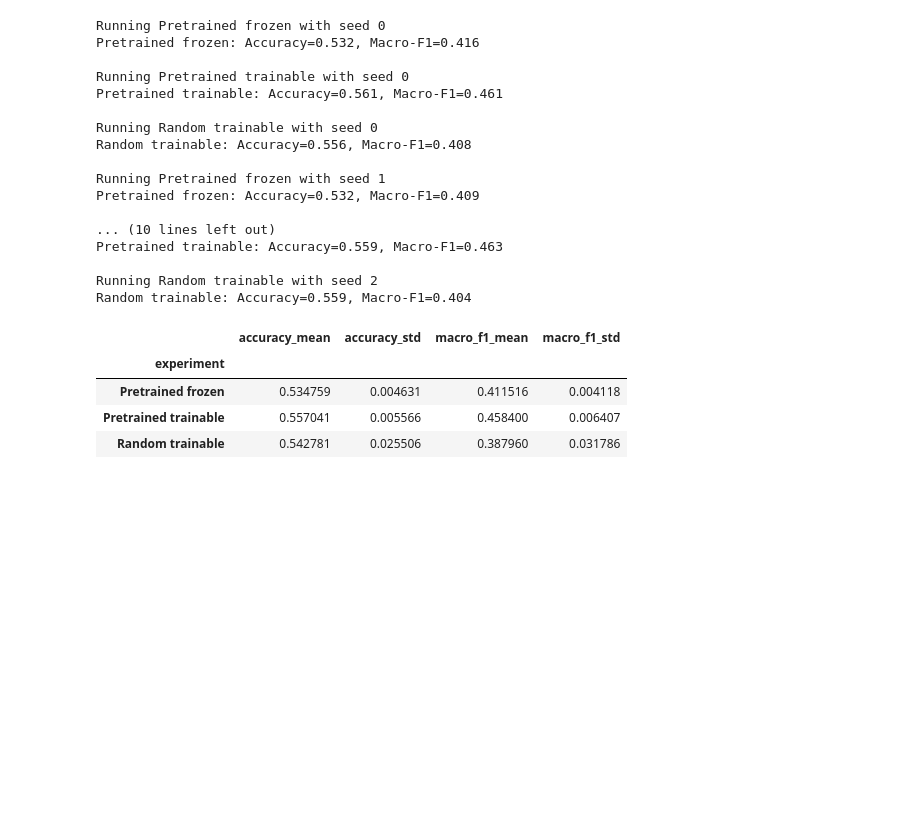
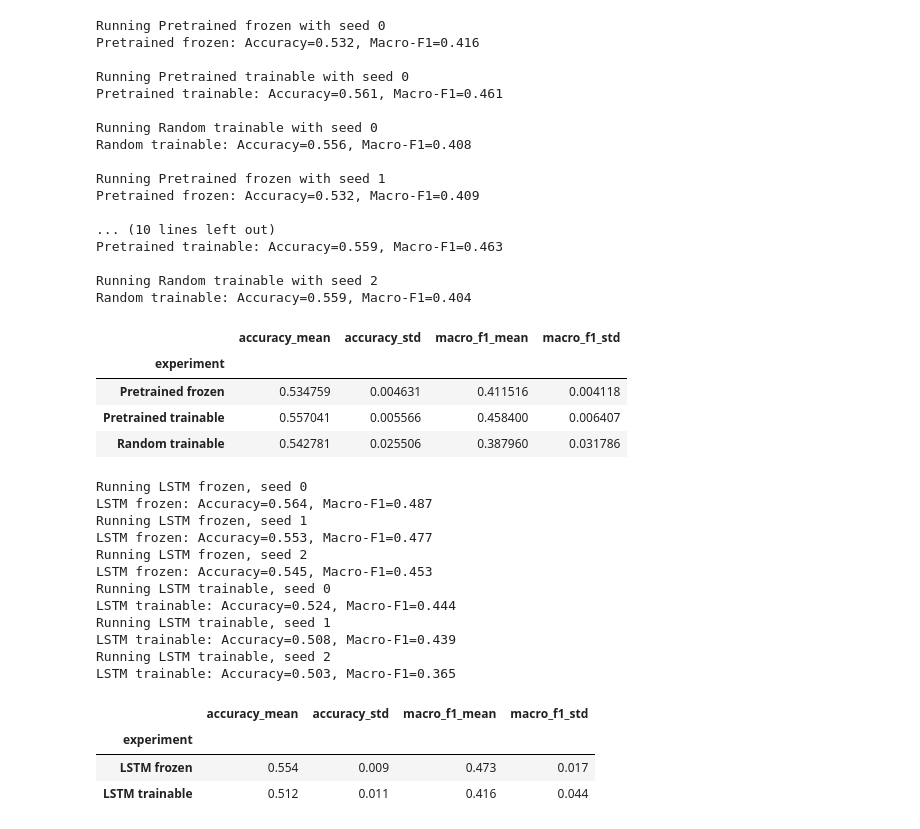
Before and after one commit to lysanneleering/nlp1-project2, a Jupyter notebook: project2.ipynb, the cells around one changed output. Drawn from its saved outputs; the diff is of its cells as text; code cells hidden in the pictures; blank space fills up the shorter version.

```diff
--- a/project2.ipynb
+++ b/project2.ipynb
@@ -1280,3 +1291,66 @@ Random trainable: Accuracy=0.559, Macro-F1=0.404
 | Pretrained frozen | 0.534759 | 0.004631 | 0.411516 | 0.004118 |
 | Pretrained trainable | 0.557041 | 0.005566 | 0.458400 | 0.006407 |
 | Random trainable | 0.542781 | 0.025506 | 0.387960 | 0.031786 |
+# %%
+lstm_results = []
+lstm_histories = {}
+
+for freeze in [True, False]:
+    name = "LSTM frozen" if freeze else "LSTM trainable"
+
+    for seed in [0, 1, 2]:
+        print(f"Running {name}, seed {seed}", flush=True)
+
+        result, history = run_experiment(
+            name=name,
+            encoder_type="lstm",
+            pretrained=True,
+            freeze_embeddings=freeze,
+            hidden_size=20,
+            epochs=20,
+            seed=seed,
+        )
+
+        lstm_results.append({
+            **result,
+            "experiment": name,
+            "seed": seed,
+        })
+        lstm_histories[(name, seed)] = history
+
+        results_dir = Path("results")
+        results_dir.mkdir(exist_ok=True)
+        pd.DataFrame(lstm_results).to_csv(
+            results_dir / "lstm_embedding_comparison.csv",
+            index=False,
+        )
+        history.to_csv(
+            results_dir / f"lstm_{'frozen' if freeze else 'trainable'}_seed{seed}_history.csv",
+            index=False,
+        )
+
+lstm_summary = pd.DataFrame(lstm_results).groupby("experiment").agg(
+    accuracy_mean=("accuracy", "mean"),
+    accuracy_std=("accuracy", "std"),
+    macro_f1_mean=("macro_f1", "mean"),
+    macro_f1_std=("macro_f1", "std"),
+)
+
+display(lstm_summary.round(3))
+# %% [output]
+Running LSTM frozen, seed 0
+LSTM frozen: Accuracy=0.564, Macro-F1=0.487
+Running LSTM frozen, seed 1
+LSTM frozen: Accuracy=0.553, Macro-F1=0.477
+Running LSTM frozen, seed 2
+LSTM frozen: Accuracy=0.545, Macro-F1=0.453
+Running LSTM trainable, seed 0
+LSTM trainable: Accuracy=0.524, Macro-F1=0.444
+Running LSTM trainable, seed 1
+LSTM trainable: Accuracy=0.508, Macro-F1=0.439
+Running LSTM trainable, seed 2
+LSTM trainable: Accuracy=0.503, Macro-F1=0.365
+|  | accuracy_mean | accuracy_std | macro_f1_mean | macro_f1_std |
+| experiment |  |  |  |  |
+| LSTM frozen | 0.554 | 0.009 | 0.473 | 0.017 |
+| LSTM trainable | 0.512 | 0.011 | 0.416 | 0.044 |
```
Also changed, not shown: parts of 5 cells of this notebook, 13 other files.
